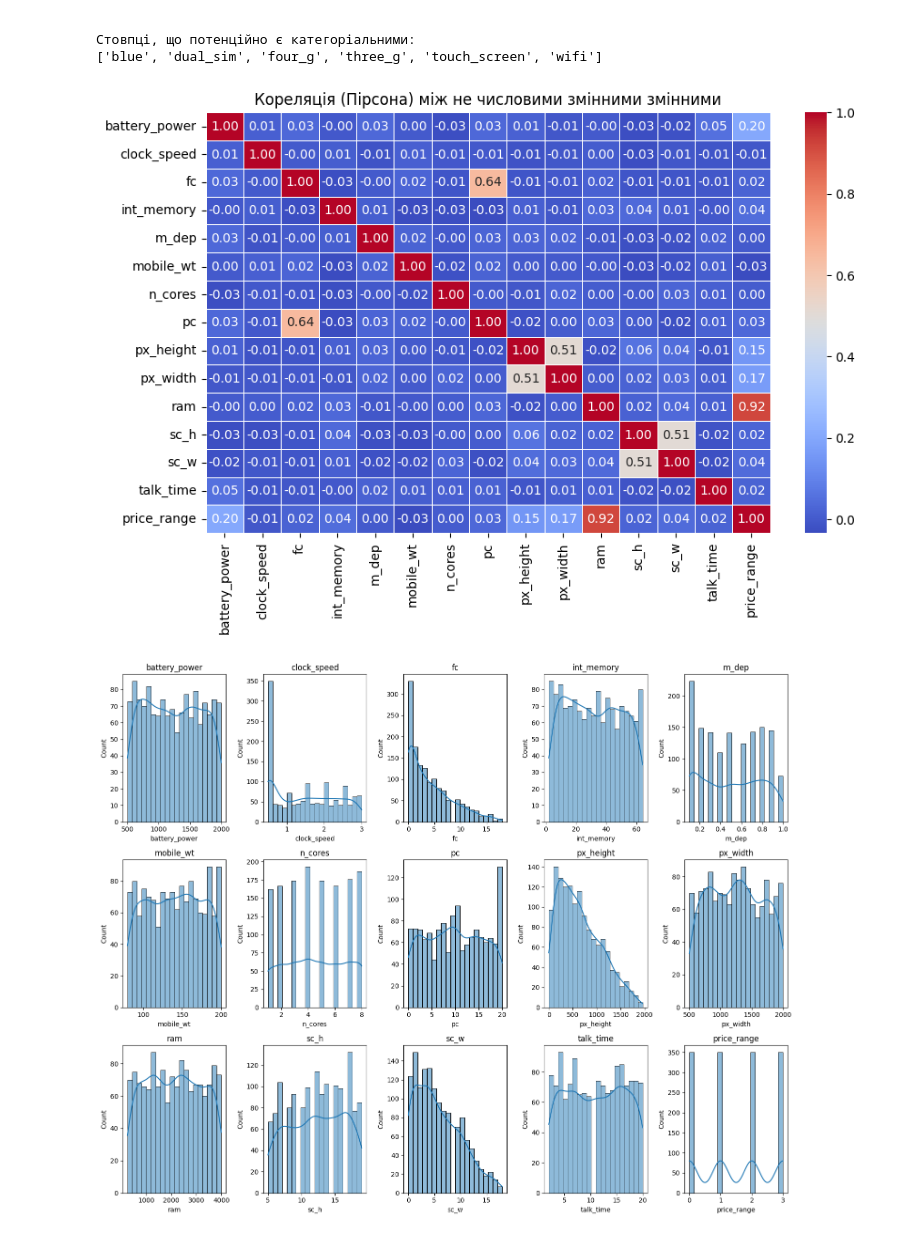
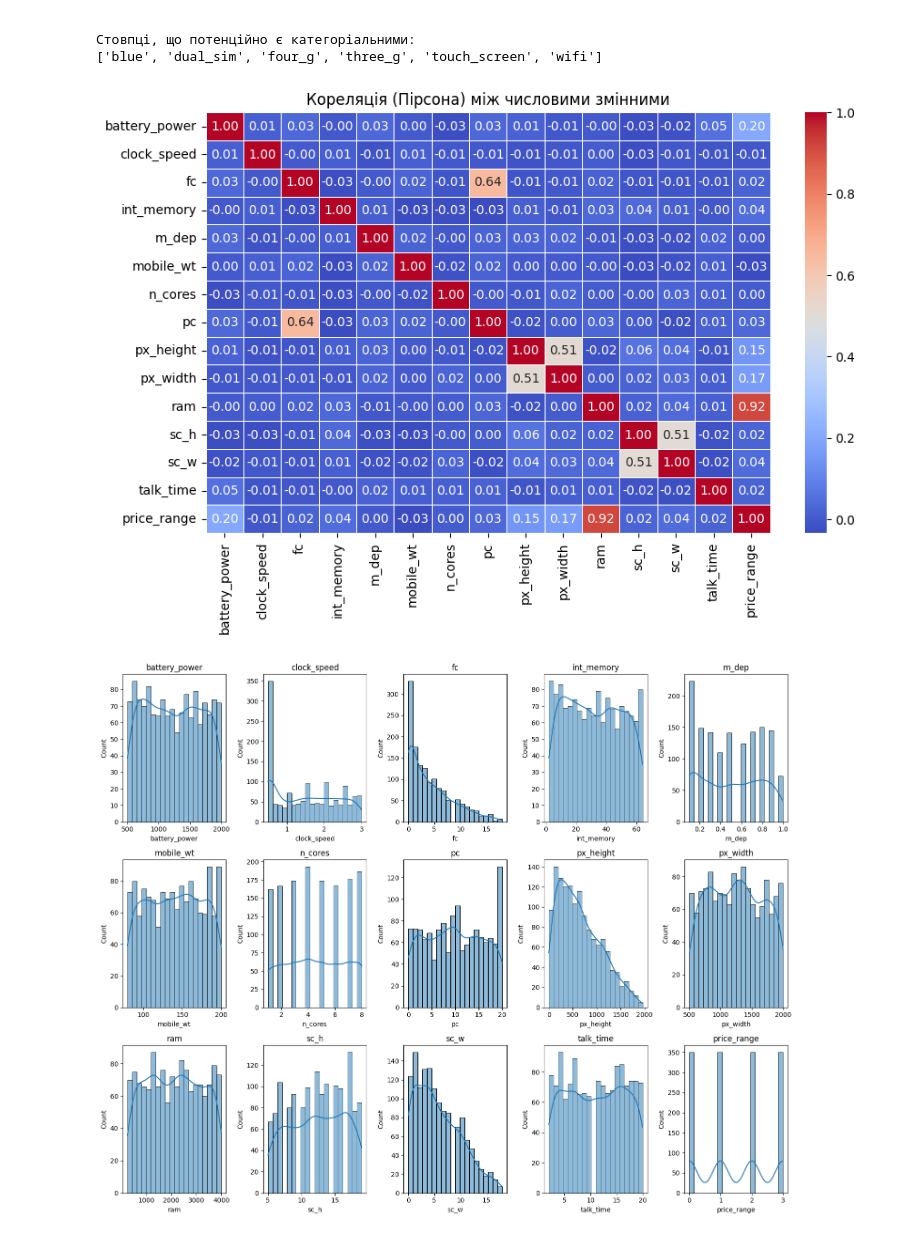
Before and after one commit to astopchatyy/DMLab1, a Jupyter notebook: DMLab_1.ipynb, the cells around one changed output. Saved outputs shown, nothing was run; the diff lists cells and outputs as text; code cells hidden in the pictures.

```diff
--- a/DMLab_1.ipynb
+++ b/DMLab_1.ipynb
@@ -22,4 +24,4 @@ if In_Colab:
   drive.mount('/content/drive')
   data_path = "/content/drive/MyDrive/DLLab1"
 else:
-  data_path = ""
+  data_path = "/"
@@ -92,20 +96,20 @@ dtype: int64
 # %%
 all_columns = ['battery_power', 'blue', 'clock_speed', 'dual_sim', 'fc', 'four_g',
                'int_memory', 'm_dep', 'mobile_wt', 'n_cores', 'pc', 'px_height',
                'px_width', 'ram', 'sc_h', 'sc_w', 'talk_time', 'three_g',
                'touch_screen', 'wifi', 'price_range']
 
 binary_columns = ['blue', 'dual_sim', 'four_g', 'three_g', 'touch_screen', 'wifi']
 
 non_binary_columns = [col for col in all_columns if col not in binary_columns]
 
 # Побудова кореляційної матриці
 plt.figure(figsize=(10, 6))
 sns.heatmap(data[non_binary_columns].corr(), annot=True, fmt=".2f", cmap="coolwarm", linewidths=0.5)
-plt.title("Кореляція (Пірсона) між не числовими змінними змінними")
+plt.title("Кореляція (Пірсона) між числовими змінними")
 plt.show()
 # %% [output]
-[figure, old version]
+[figure, new version]
 # %%
 num_cols = len(non_binary_columns)
 cols_per_row = 5
```
Also changed, not shown: parts of 18 cells of this notebook.
